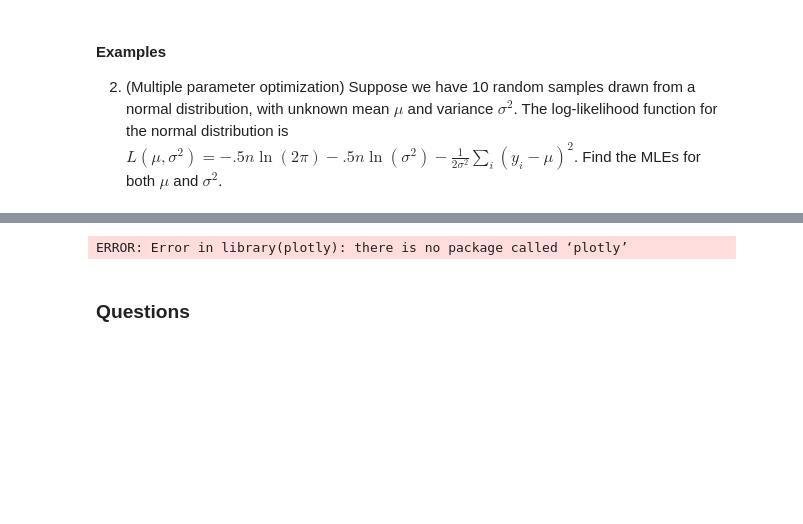
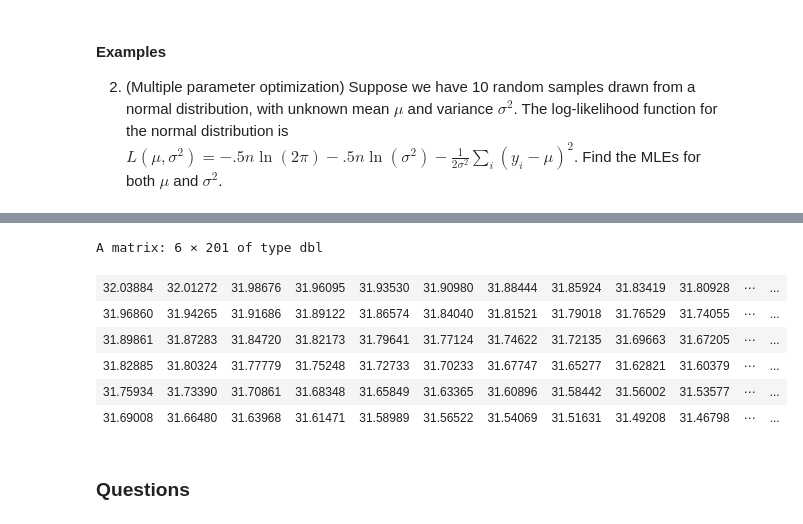
Before and after one commit to IB120-201-CCB210/Spring2021, a Jupyter notebook: labs/9-Maximum Likelihood.ipynb, the cells around one changed output, grey strips where cells are left out. Drawn from its saved outputs; the diff is of its cells as text; code cells hidden in the pictures; blank space fills up the shorter version.

```diff
--- a/labs/9-Maximum Likelihood.ipynb
+++ b/labs/9-Maximum Likelihood.ipynb
@@ -323,23 +302,27 @@ $message
 NULL
 # %%
 # contour plot the likelihood function for varying values of a, b
-library(plotly)
+#library(plotly)
 
 mu_seq <- round(seq(min(data), max(data), by=0.01),2)
 s2_seq <- seq(var(data)-1, var(data)+1, by=0.01)
 
 grid_like <- matrix(NA, length(mu_seq),length(s2_seq))
 for(i in 1:length(mu_seq)){
   for(j in 1:length(s2_seq)){
     grid_like[i,j] <- normal_logLike(c(mu_seq[i], s2_seq[j]))
   }
 }
 
-fig <- plot_ly(z = grid_like, type = 'contour', y = mu_seq, x = s2_seq, colorscale = 'Viridis')
-
-fig
+head(grid_like)
 # %% [output]
-ERROR: Error in library(plotly): there is no package called ‘plotly’
+A matrix: 6 × 201 of type dbl
+| 32.03884 | 32.01272 | 31.98676 | 31.96095 | 31.93530 | 31.90980 | 31.88444 | 31.85924 | 31.83419 | 31.80928 | ⋯ | ... |
+| 31.96860 | 31.94265 | 31.91686 | 31.89122 | 31.86574 | 31.84040 | 31.81521 | 31.79018 | 31.76529 | 31.74055 | ⋯ | ... |
+| 31.89861 | 31.87283 | 31.84720 | 31.82173 | 31.79641 | 31.77124 | 31.74622 | 31.72135 | 31.69663 | 31.67205 | ⋯ | ... |
+| 31.82885 | 31.80324 | 31.77779 | 31.75248 | 31.72733 | 31.70233 | 31.67747 | 31.65277 | 31.62821 | 31.60379 | ⋯ | ... |
+| 31.75934 | 31.73390 | 31.70861 | 31.68348 | 31.65849 | 31.63365 | 31.60896 | 31.58442 | 31.56002 | 31.53577 | ⋯ | ... |
+| 31.69008 | 31.66480 | 31.63968 | 31.61471 | 31.58989 | 31.56522 | 31.54069 | 31.51631 | 31.49208 | 31.46798 | ⋯ | ... |
 # %% [markdown]
 ### Questions
 # %% [markdown]
```
Also changed, not shown: parts of 14 cells of this notebook.
